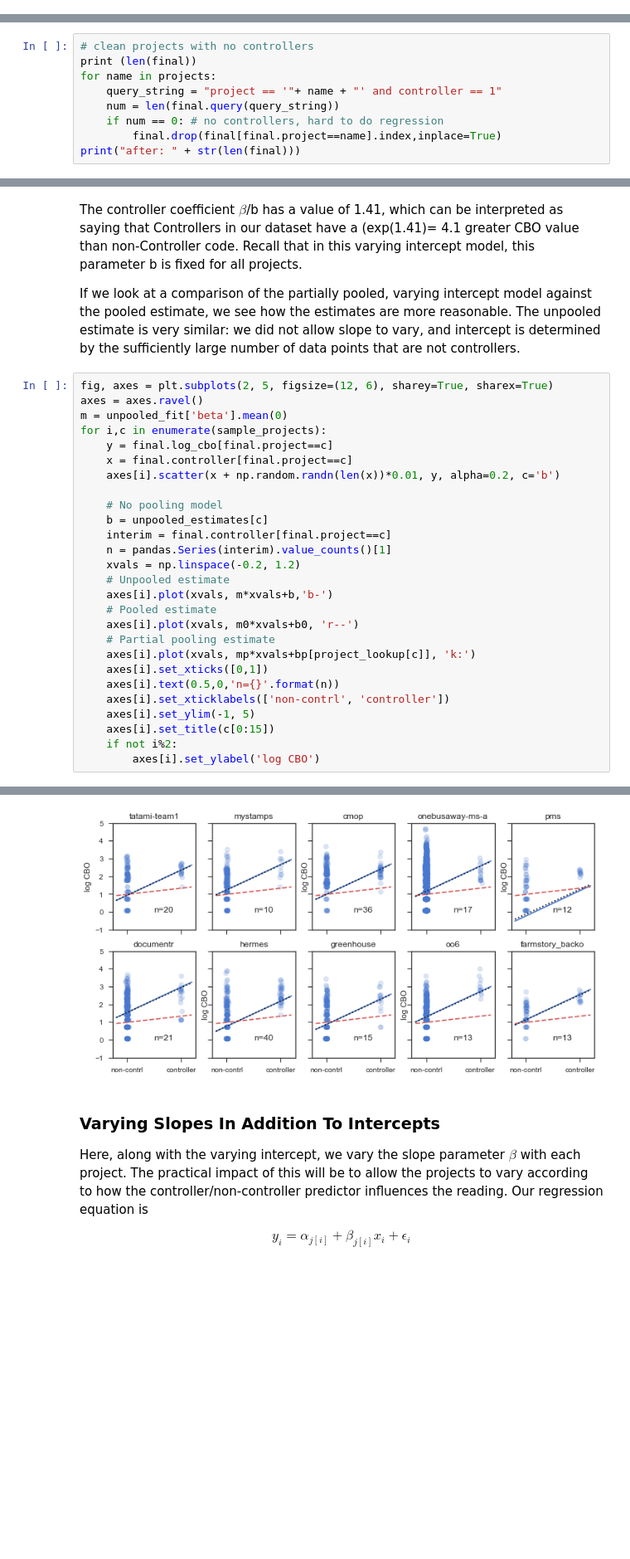
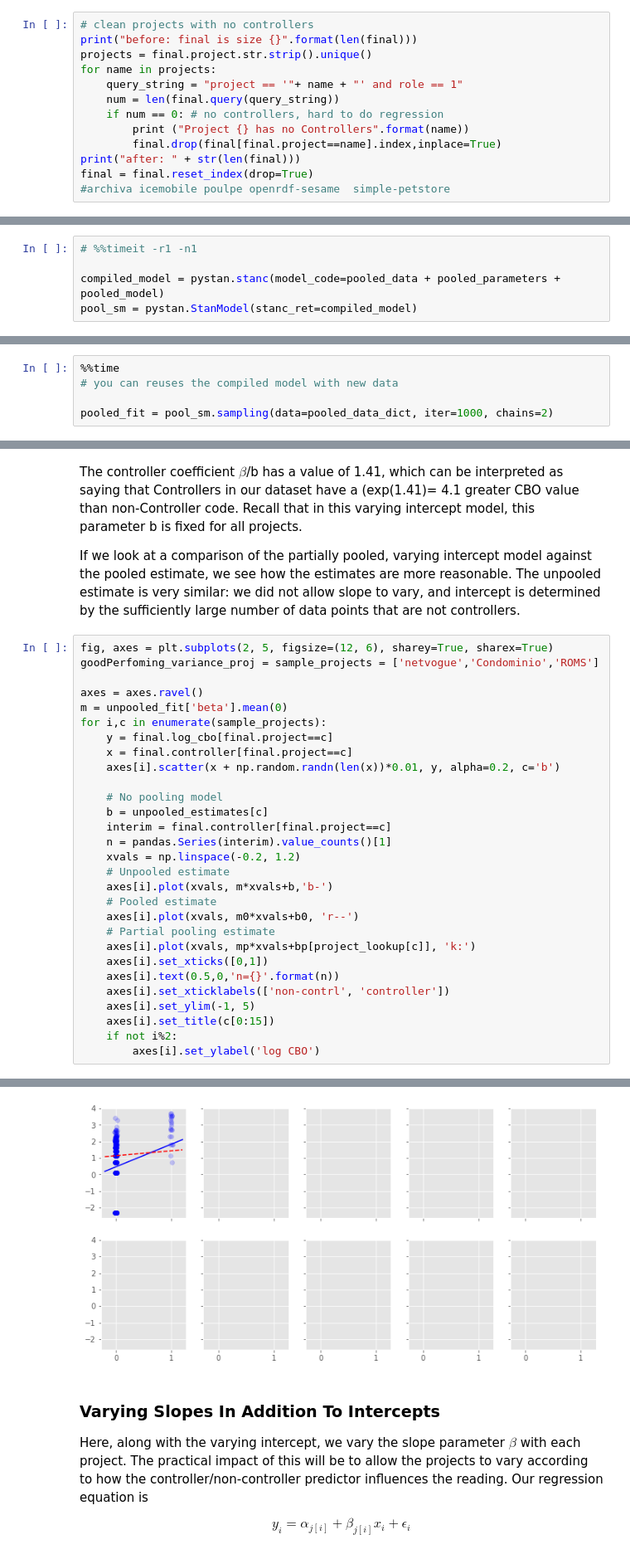
Before and after one commit to neilernst/satt-replication, a Jupyter notebook: satt-replication.ipynb, the cells around one changed output, grey strips where cells are left out. Shown: that part at 83% size. Saved outputs shown, nothing was run; the diff lists cells and outputs as text; blank space fills up the shorter version.

```diff
--- a/satt-replication.ipynb
+++ b/satt-replication.ipynb
@@ -153,0 +50,13 @@ Using matplotlib backend: nbAgg
+# %%
+# clean projects with no controllers
+print("before: final is size {}".format(len(final)))
+projects = final.project.str.strip().unique()
+for name in projects:
+    query_string = "project == '"+ name + "' and role == 1"
+    num = len(final.query(query_string))
+    if num == 0: # no controllers, hard to do regression
+        print ("Project {} has no Controllers".format(name))
+        final.drop(final[final.project==name].index,inplace=True)
+print("after: " + str(len(final)))
+final = final.reset_index(drop=True)
+#archiva icemobile poulpe openrdf-sesame  simple-petstore
@@ -201,9 +147,0 @@ final.head()
-# %%
-# clean projects with no controllers
-print (len(final))
-for name in projects:
-    query_string = "project == '"+ name + "' and controller == 1"
-    num = len(final.query(query_string))
-    if num == 0: # no controllers, hard to do regression
-        final.drop(final[final.project==name].index,inplace=True)
-print("after: " + str(len(final)))
@@ -378,0 +304,5 @@ We then pass the code, data, and parameters to the stan function. The sampling r
+# %%
+# %%timeit -r1 -n1
+
+compiled_model = pystan.stanc(model_code=pooled_data + pooled_parameters + pooled_model)
+pool_sm = pystan.StanModel(stanc_ret=compiled_model)
@@ -378,0 +311,5 @@ We then pass the code, data, and parameters to the stan function. The sampling r
+# %%
+%%time
+# you can reuses the compiled model with new data
+
+pooled_fit = pool_sm.sampling(data=pooled_data_dict, iter=1000, chains=2)
@@ -681,6 +584,8 @@ The controller coefficient $\beta$/b has a value of 1.41, which can be interpret
 If we look at a comparison of the partially pooled, varying intercept model against the pooled estimate, we see how the estimates are more reasonable. The unpooled estimate is very similar: we did not allow slope to vary, and intercept is determined by the sufficiently large number of data points that are not controllers.
 # %%
 fig, axes = plt.subplots(2, 5, figsize=(12, 6), sharey=True, sharex=True)
+goodPerfoming_variance_proj = sample_projects = ['netvogue','Condominio','ROMS']
+
 axes = axes.ravel()
 m = unpooled_fit['beta'].mean(0)
 for i,c in enumerate(sample_projects):
@@ -710,4 +616,4 @@ for i,c in enumerate(sample_projects):
-[figure, old version]
+[figure, new version]
 # %% [markdown]
 ### Varying Slopes In Addition To Intercepts
 Here, along with the varying intercept, we vary the slope parameter $\beta$ with each project. The practical impact of this will be to allow the projects to vary according to how the controller/non-controller predictor influences the reading. Our regression equation is
```
Also changed, not shown: parts of 84 cells of this notebook, 2 other files.
